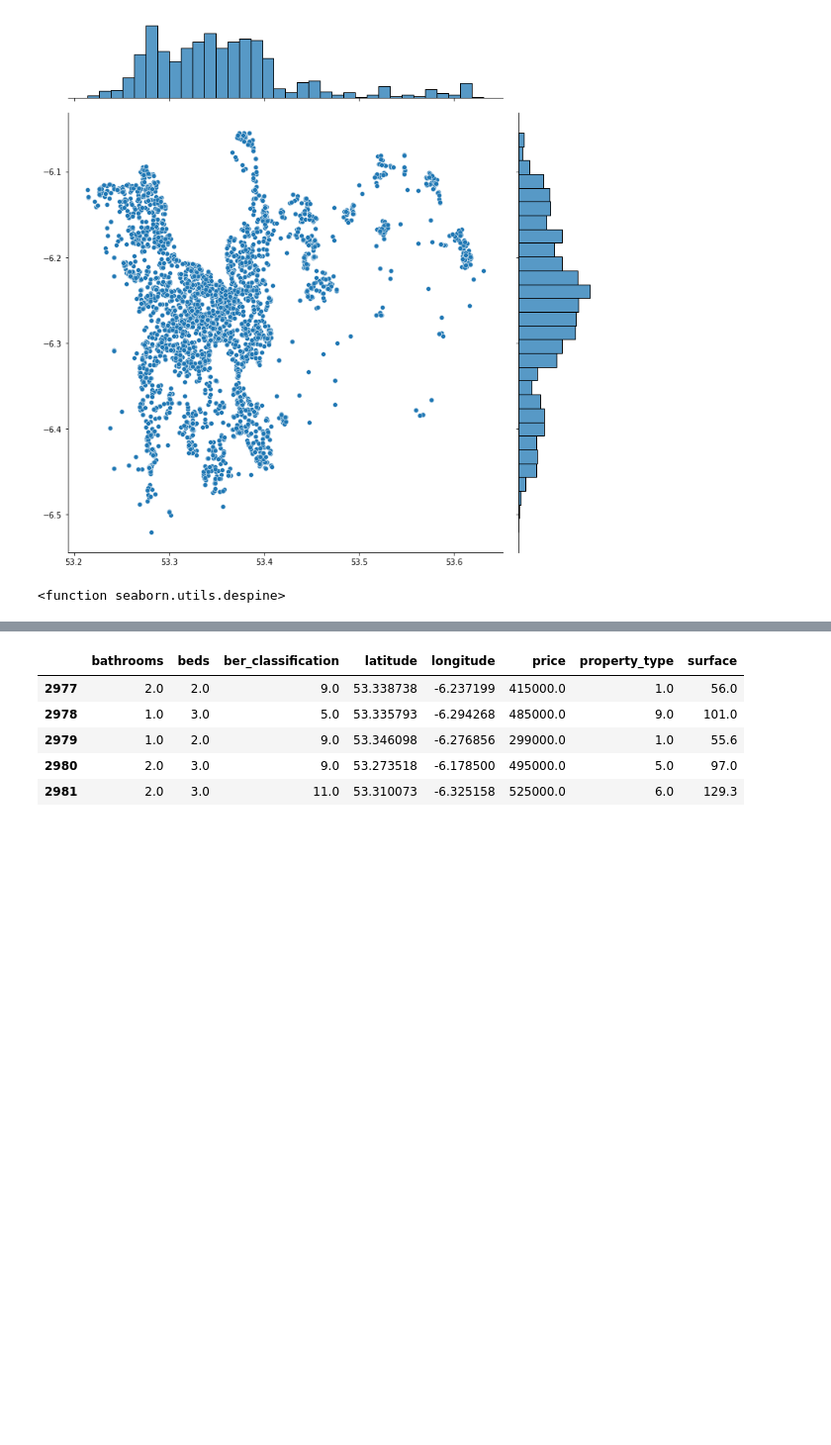
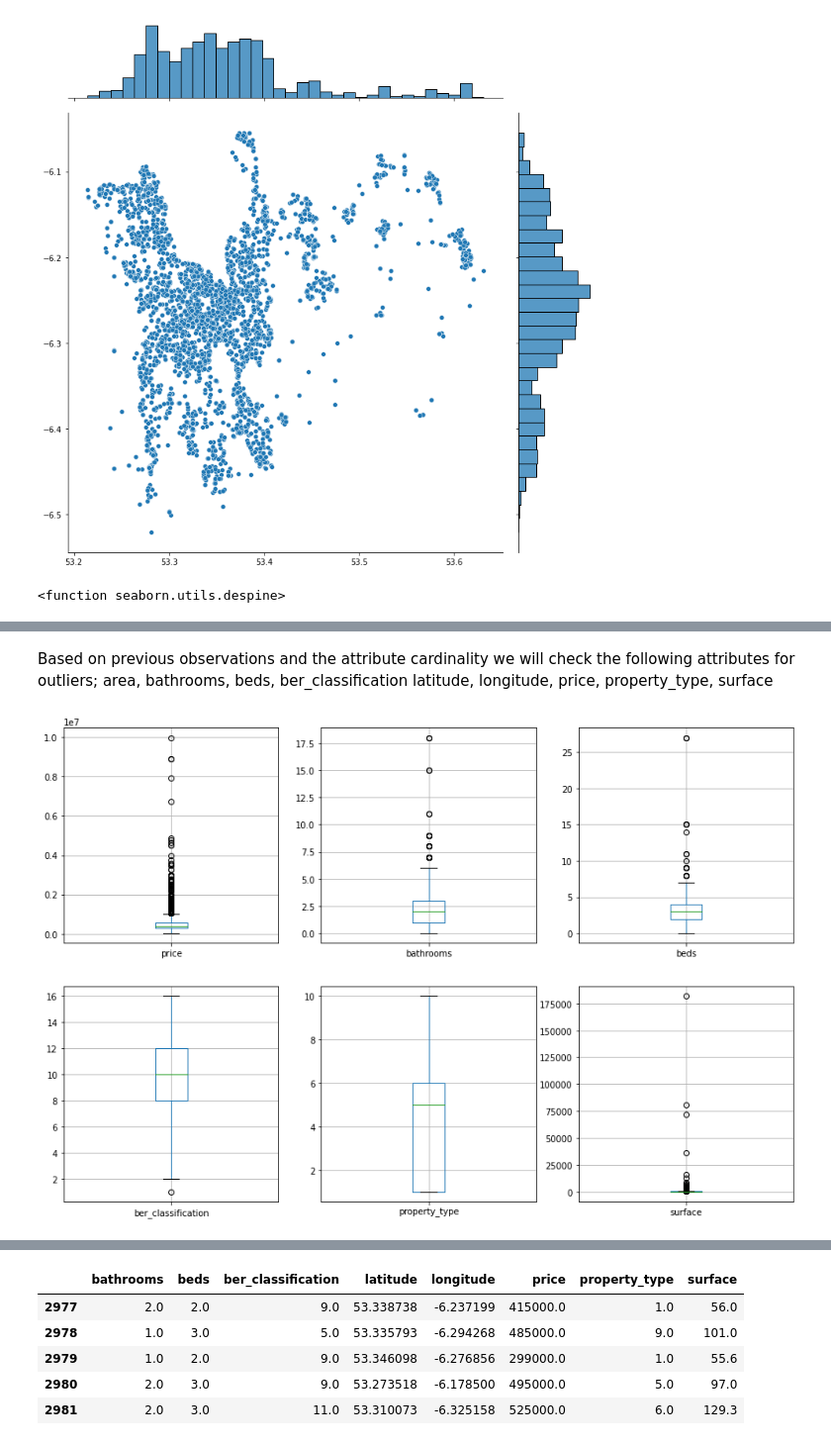
Before and after one commit to markdevine/ET5003_SEM1_2021-2, a Jupyter notebook: ET5003_Etivity2_Mark_Devine_19187289.ipynb, the cells around one changed output, grey strips where cells are left out. Shown at 99% size. Drawn from its saved outputs; the diff is of its cells as text; code cells hidden in the pictures; blank space fills up the shorter version.

```diff
--- a/ET5003_Etivity2_Mark_Devine_19187289.ipynb
+++ b/ET5003_Etivity2_Mark_Devine_19187289.ipynb
@@ -494,0 +505,21 @@ df_test.drop('ad_id', axis=1, inplace=True)
+# %% [markdown]
+Based on previous observations and the attribute cardinality we will check the following attributes for outliers; area,	bathrooms, beds, ber_classification	latitude, longitude, price, property_type, surface
+# %%
+# plot a boxplot of the attributes price, bathrooms, beds, ber_classification, property_type, surface
+
+fig = plt.figure(figsize=(15, 10))
+ax1 = fig.add_subplot(2, 3, 1)
+df_train.boxplot(column='price')
+ax2 = fig.add_subplot(2, 3, 2)
+df_train.boxplot(column='bathrooms')
+ax3 = fig.add_subplot(2, 3, 3)
+df_train.boxplot(column='beds')
+ax4 = fig.add_subplot(2, 3, 4)
+df_train.boxplot(column='ber_classification')
+ax5 = fig.add_subplot(2, 3, 5)
+df_train.boxplot(column='property_type')
+ax6 = fig.add_subplot(2, 3, 6)
+df_train.boxplot(column='surface')
+plt.show()
+# %% [output]
+[figure, added]
```
Also changed, not shown: parts of 26 cells of this notebook.
